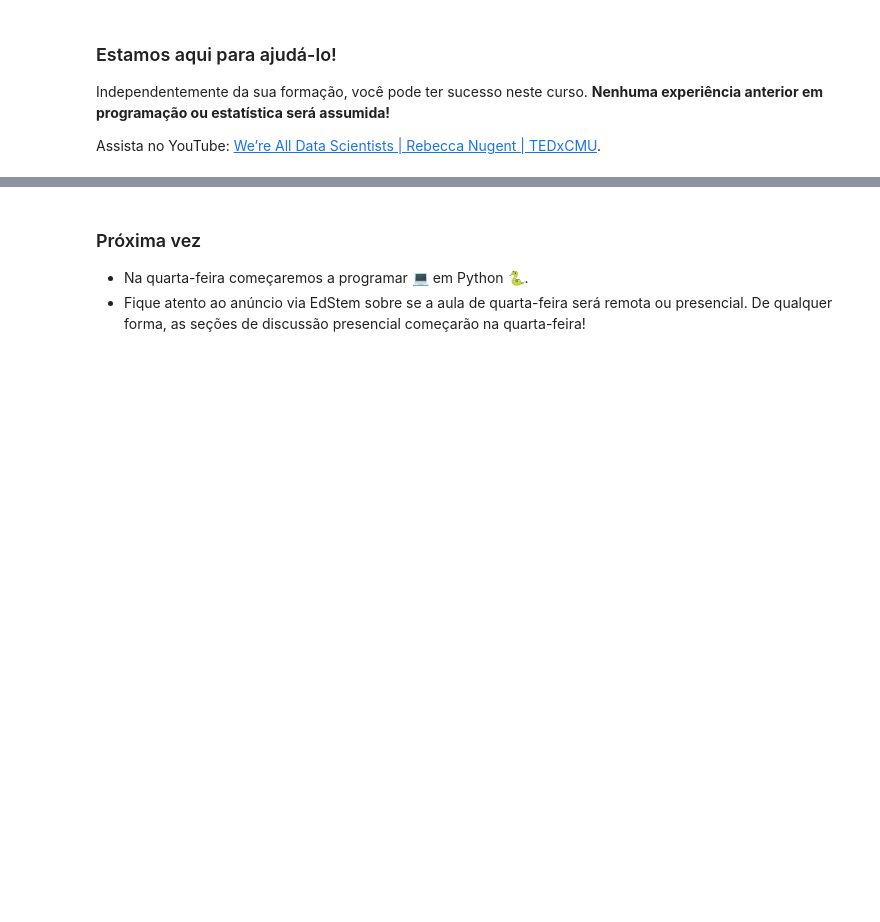
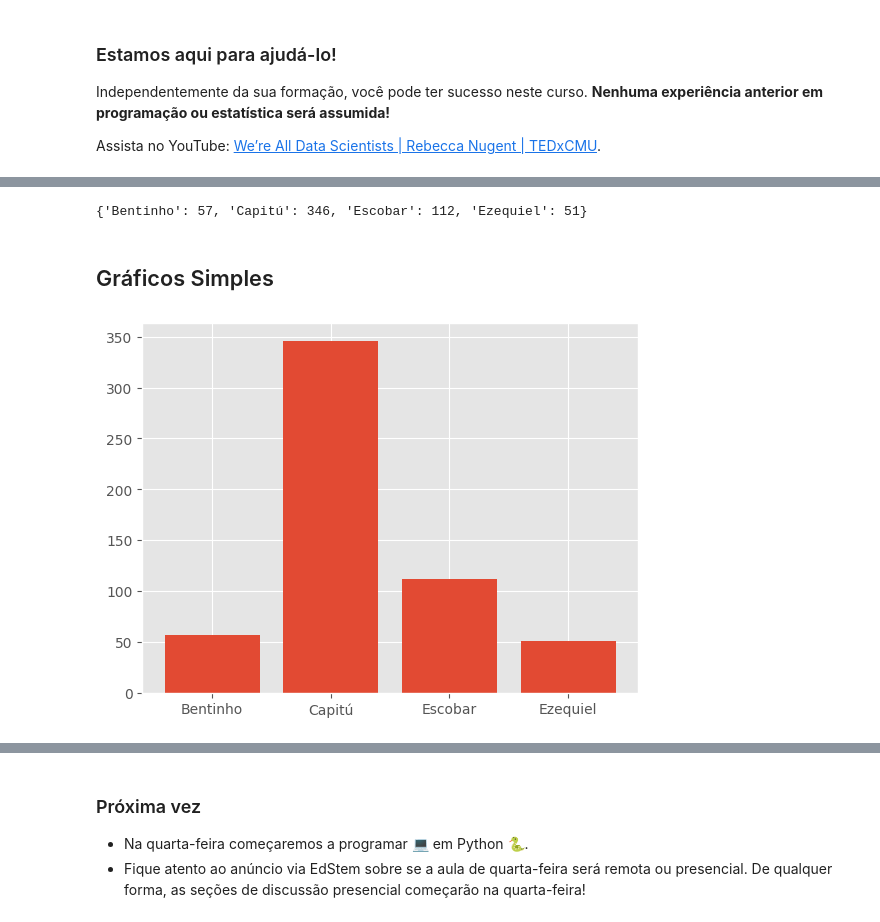
Before and after one commit to isisbiaduarte/fcd, a Jupyter notebook: _lessons/01-Introducao.ipynb, the cells around one changed output, grey strips where cells are left out. Cells and saved outputs as stored; diff of their text form; code cells hidden in the pictures; blank space fills up the shorter version.

```diff
--- a/_lessons/01-Introducao.ipynb
+++ b/_lessons/01-Introducao.ipynb
@@ -267,0 +260,3 @@ Se você ou alguém que você conhece precisar de cuidados de saúde mental, ent
+# %%
+livro = open('01-Introducao/data/dom-casmurro.txt')
+livro_inteiro = livro.readlines()
@@ -267,0 +267,6 @@ Se você ou alguém que você conhece precisar de cuidados de saúde mental, ent
+# %%
+nomes = ['Bentinho', 'Capitú', 'Escobar', 'Ezequiel']
+for linha in livro_inteiro:
+    for nome in nomes:
+        if nome in linha:
+            print(linha)
@@ -267,0 +291,25 @@ Se você ou alguém que você conhece precisar de cuidados de saúde mental, ent
+# %%
+nomes = ['Bentinho', 'Capitú', 'Escobar', 'Ezequiel']
+contagens = {}
+for nome in nomes:
+    contagens[nome] = 0
+
+for linha in livro_inteiro:
+    for nome in nomes:
+        contagens[nome] += np.char.count(linha, nome)
+# %%
+contagens
+# %% [output]
+{'Bentinho': 57, 'Capitú': 346, 'Escobar': 112, 'Ezequiel': 51}
+# %% [markdown]
+## Gráficos Simples
+# %%
+y_values = np.zeros(len(nomes))
+for i, nome in enumerate(nomes):
+    y_values[i] = contagens[nome]
+# %%
+plt.bar([1, 2, 3, 4], y_values)
+plt.xticks([1, 2, 3, 4], nomes)
+plt.show();
+# %% [output]
+[figure, added]
```
Also changed, not shown: parts of 42 cells of this notebook, 14 other files.
